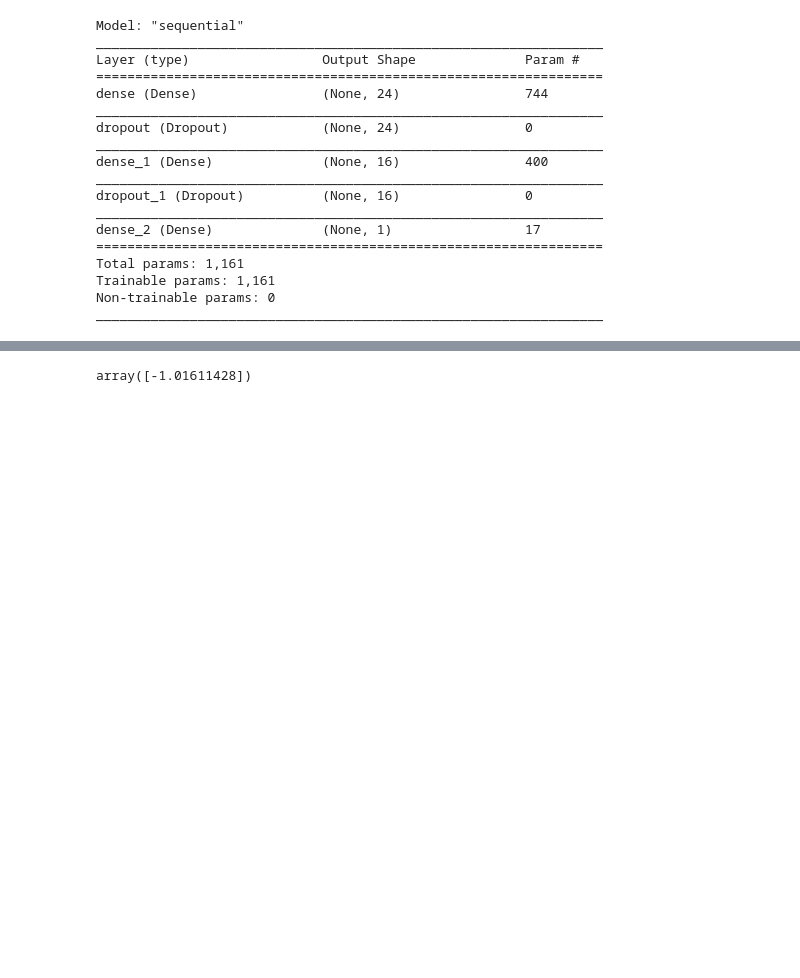
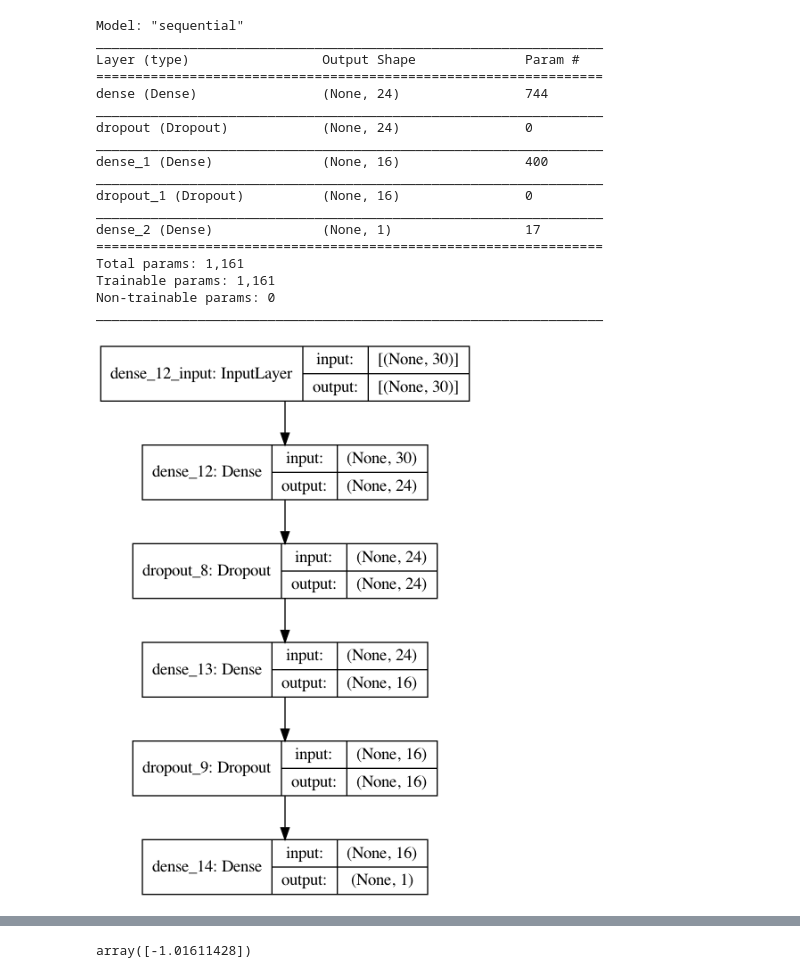
Before and after one commit to esbatiehsan/customer-churn, a Jupyter notebook: churn-nn-predictor.ipynb, the cells around one changed output, grey strips where cells are left out. Cells and saved outputs as stored; diff of their text form; code cells hidden in the pictures; blank space fills up the shorter version.

```diff
--- a/churn-nn-predictor.ipynb
+++ b/churn-nn-predictor.ipynb
@@ -189,6 +189,10 @@ Total params: 1,161
 Trainable params: 1,161
 Non-trainable params: 0
 _________________________________________________________________
+# %%
+tf.keras.utils.plot_model(model, show_shapes=True, rankdir='TB')
+# %% [output]
+[figure, added]
 # %%
 model.predict(train_features[:10])
 # %% [output]
```
Also changed, not shown: parts of 17 cells of this notebook.
